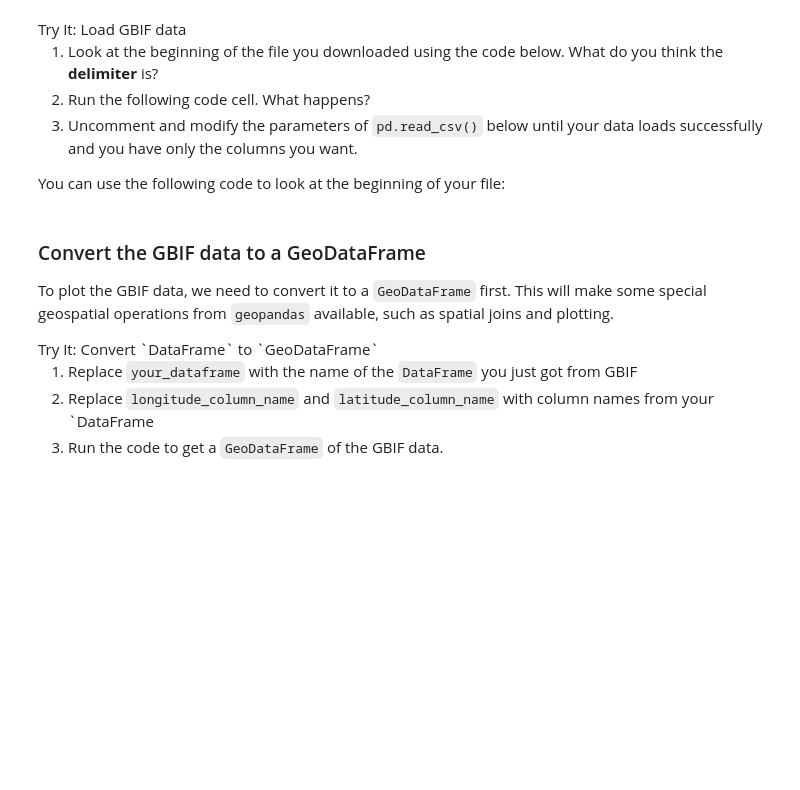
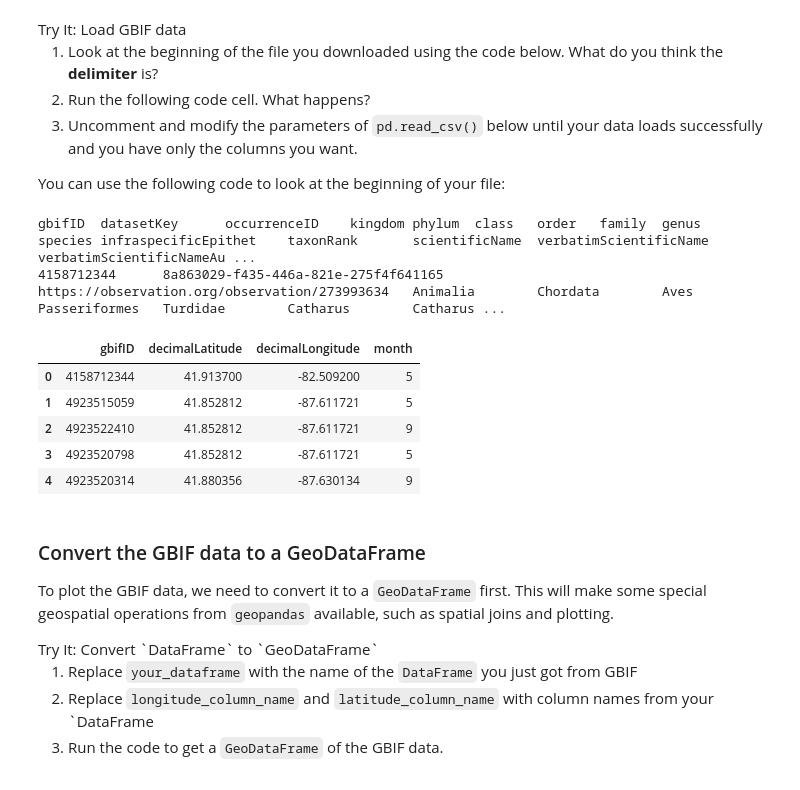
Before and after one commit to earthlab-education/02-migration-tkbravo, a Jupyter notebook: notebooks/migration-31-wrangle.ipynb, the cells around one changed output. Saved outputs shown, nothing was run; the diff lists cells and outputs as text; code cells hidden in the pictures; blank space fills up the shorter version.

```diff
--- a/notebooks/migration-31-wrangle.ipynb
+++ b/notebooks/migration-31-wrangle.ipynb
@@ -151,16 +185,32 @@ you want.</li>
 
 You can use the following code to look at the beginning of your file:
 # %%
-!head -n 2 $gbif_path
+# I am on a Windows machine, so I couldn't use this command (at least that was what google told me)
+# !head -n 2 $gbif_path
+
+# A windows friendly way to look at the beginning of the file
+# preview first 2 raw lines
+with open(gbif_path, "r", encoding="utf-8", errors="replace") as f:
+    for _ in range(2):
+        print(f.readline().rstrip("\n"))
+# %% [output]
+gbifID  datasetKey      occurrenceID    kingdom phylum  class   order   family  genus   species infraspecificEpithet    taxonRank       scientificName  verbatimScientificName  verbatimScientificNameAu ...
+4158712344      8a863029-f435-446a-821e-275f4f641165    https://observation.org/observation/273993634   Animalia        Chordata        Aves    Passeriformes   Turdidae        Catharus        Catharus ...
 # %%
 # Load the GBIF data
 gbif_df = pd.read_csv(
     gbif_path,
-    delimiter='',
-    index_col='',
-    usecols=[]
+    delimiter='\t',
+    usecols=["gbifID","decimalLatitude","decimalLongitude","month"]
 )
 gbif_df.head()
+# %% [output]
+|  | gbifID | decimalLatitude | decimalLongitude | month |
+| 0 | 4158712344 | 41.913700 | -82.509200 | 5 |
+| 1 | 4923515059 | 41.852812 | -87.611721 | 5 |
+| 2 | 4923522410 | 41.852812 | -87.611721 | 9 |
+| 3 | 4923520798 | 41.852812 | -87.611721 | 5 |
+| 4 | 4923520314 | 41.880356 | -87.630134 | 9 |
 # %% [markdown]
 ### Convert the GBIF data to a GeoDataFrame
 
```
Also changed, not shown: parts of 7 cells of this notebook, 4 other files.
